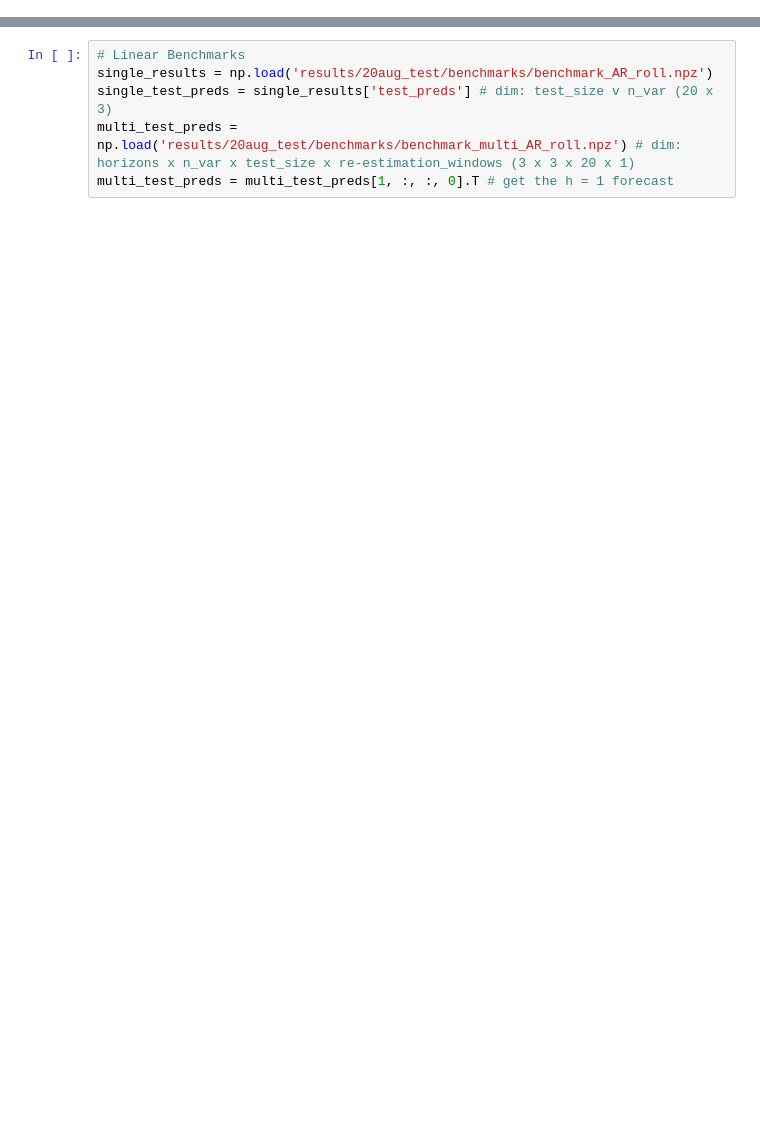
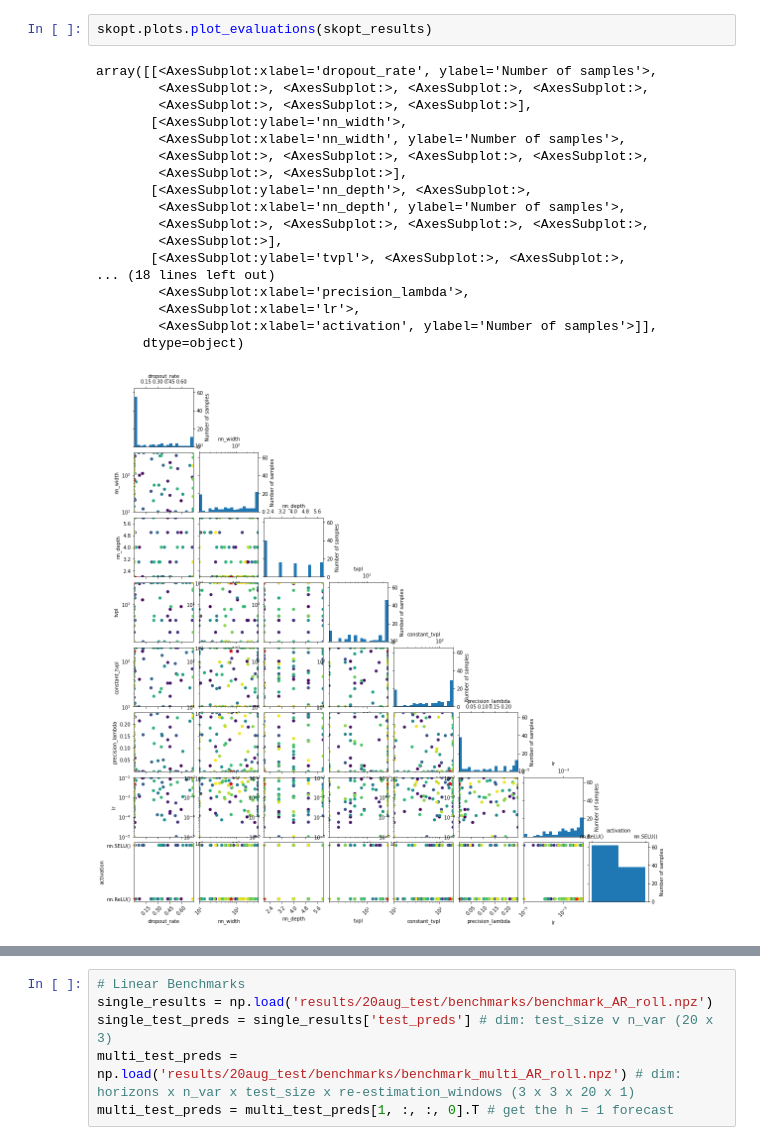
Before and after one commit to thamsuppp/EconDL, a Jupyter notebook: investigation.ipynb, the cells around one changed output, grey strips where cells are left out. Cells and saved outputs as stored; diff of their text form; blank space fills up the shorter version.

```diff
--- a/investigation.ipynb
+++ b/investigation.ipynb
@@ -7,0 +33,21 @@ from statsmodels.tsa.arima.model import ARIMA
+# %%
+skopt.plots.plot_evaluations(skopt_results)
+# %% [output]
+array([[<AxesSubplot:xlabel='dropout_rate', ylabel='Number of samples'>,
+        <AxesSubplot:>, <AxesSubplot:>, <AxesSubplot:>, <AxesSubplot:>,
+        <AxesSubplot:>, <AxesSubplot:>, <AxesSubplot:>],
+       [<AxesSubplot:ylabel='nn_width'>,
+        <AxesSubplot:xlabel='nn_width', ylabel='Number of samples'>,
+        <AxesSubplot:>, <AxesSubplot:>, <AxesSubplot:>, <AxesSubplot:>,
+        <AxesSubplot:>, <AxesSubplot:>],
+       [<AxesSubplot:ylabel='nn_depth'>, <AxesSubplot:>,
+        <AxesSubplot:xlabel='nn_depth', ylabel='Number of samples'>,
+        <AxesSubplot:>, <AxesSubplot:>, <AxesSubplot:>, <AxesSubplot:>,
+        <AxesSubplot:>],
+       [<AxesSubplot:ylabel='tvpl'>, <AxesSubplot:>, <AxesSubplot:>,
+... (18 lines left out)
+        <AxesSubplot:xlabel='precision_lambda'>,
+        <AxesSubplot:xlabel='lr'>,
+        <AxesSubplot:xlabel='activation', ylabel='Number of samples'>]],
+      dtype=object)
+[figure, added]
```
Also changed, not shown: parts of 32 cells of this notebook, 25 other files.
